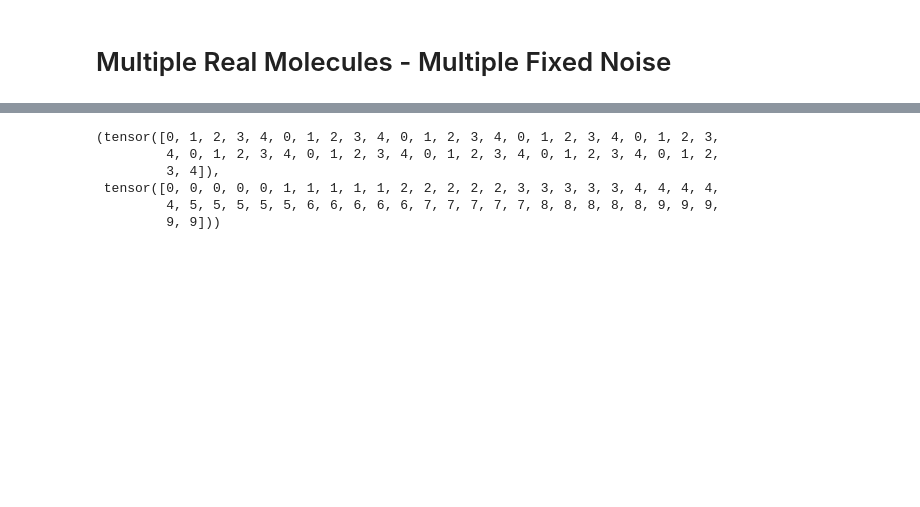
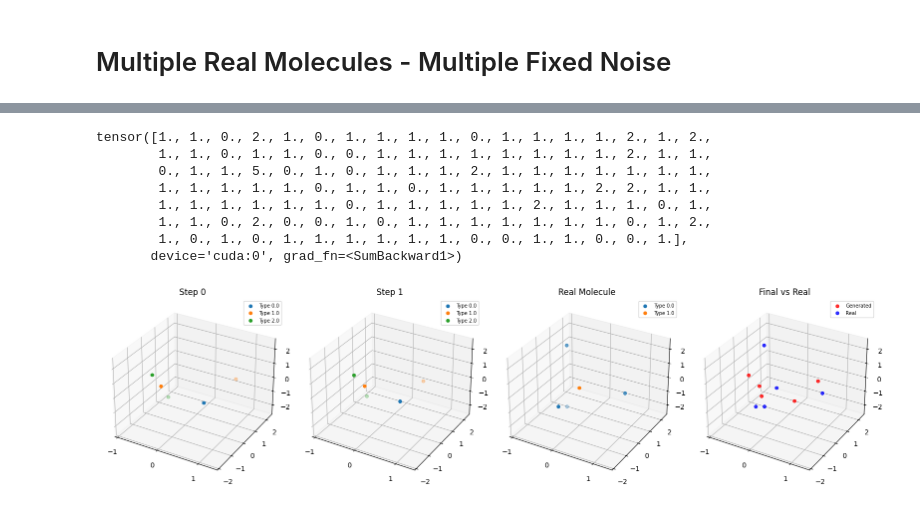
Before and after one commit to edovergna/equi-drifting, a Jupyter notebook: notebooks/gnn_experiment.ipynb, the cells around one changed output, grey strips where cells are left out. Saved outputs shown, nothing was run; the diff lists cells and outputs as text; code cells hidden in the pictures; blank space fills up the shorter version.

```diff
--- a/notebooks/gnn_experiment.ipynb
+++ b/notebooks/gnn_experiment.ipynb
@@ -1641,14 +1643,65 @@ KeyboardInterrupt:
 # %%
-N_REAL_MOLS = 5
-N_GEN_MOLS = 10
+REAL_MOL_IDX = 0
 
-real_idx = torch.arange(N_REAL_MOLS)
-gen_idx = torch.arange(N_GEN_MOLS)
-real_idx.repeat((N_GEN_MOLS,)), gen_idx.repeat_interleave(N_REAL_MOLS)
+real_pos_unrepeated_flattened = real_pos_unrepeated.view(N_REAL_MOLS, -1)
+ref_real_pos_flattened = real_pos_unrepeated_flattened[REAL_MOL_IDX]
+ref_real_pos = ref_real_pos_flattened.view(-1, 3)
+
+real_types_unrepeated_flattened = real_types_unrepeated.view(N_REAL_MOLS, -1)
+ref_real_types_flattened = real_types_unrepeated_flattened[REAL_MOL_IDX]
+ref_real_types = ref_real_types_flattened.view(-1, NUM_ATOM_TYPES)
+
+gen_pos, gen_types, pos_list = model(
+    pos_noise, type_noise, dense_edge_index, return_change_in_pos=True
+)
+gen_pos = center_positions_per_mol(gen_pos, batch_vec)
+
+gen_pos = kabsch_align_pyg(
+    gen_pos,
+    ref_real_pos.repeat(N_GEN_MOLS, 1),
+    batch_vec,
+    N_GEN_MOLS,
+)
+
+print(gen_types.round().pow(2).sum(dim=1))
+
+gen_pos_flattened = gen_pos.view(N_GEN_MOLS, -1)
+sorted_pos, closest_indices = get_sorted_mols(
+    gen_pos_flattened, ref_real_pos_flattened.unsqueeze(0)
+)
+
+SELECTED_IDX = 0
+
+selected_pos_list = []
+for gen_pos_step in pos_list:
+    gen_pos_step = gen_pos_step.view(N_GEN_MOLS, -1)
+    ge_pos_step = gen_pos_step[SELECTED_IDX]
+    gen_pos_step = ge_pos_step.view(-1, 3)
+    gen_pos_step = gen_pos_step - gen_pos_step.mean(dim=0)
+    gen_pos_step = kabsch_align(gen_pos_step, ref_real_pos)
+    selected_pos_list.append(gen_pos_step)
+
+viz_types = gen_types.reshape(N_GEN_MOLS, -1)
+viz_types = viz_types[closest_indices[SELECTED_IDX]]
+
+viz_types = viz_types.view(-1, NUM_ATOM_TYPES).argmax(dim=1).float()
+ref_real_types_argmax = ref_real_types.view(-1, NUM_ATOM_TYPES).argmax(dim=1).float()
+
+# pos_list is e.g. the trajectory saved during your diffusion reverse process
+visualize_progression_with_real(
+    pos_list=selected_pos_list,
+    gen_types=viz_types,
+    real_pos=ref_real_pos,
+    real_types=ref_real_types_argmax,
+    max_steps=len(selected_pos_list)
+)
 # %% [output]
-(tensor([0, 1, 2, 3, 4, 0, 1, 2, 3, 4, 0, 1, 2, 3, 4, 0, 1, 2, 3, 4, 0, 1, 2, 3,
-         4, 0, 1, 2, 3, 4, 0, 1, 2, 3, 4, 0, 1, 2, 3, 4, 0, 1, 2, 3, 4, 0, 1, 2,
-         3, 4]),
- tensor([0, 0, 0, 0, 0, 1, 1, 1, 1, 1, 2, 2, 2, 2, 2, 3, 3, 3, 3, 3, 4, 4, 4, 4,
-         4, 5, 5, 5, 5, 5, 6, 6, 6, 6, 6, 7, 7, 7, 7, 7, 8, 8, 8, 8, 8, 9, 9, 9,
-         9, 9]))
+tensor([1., 1., 0., 2., 1., 0., 1., 1., 1., 1., 0., 1., 1., 1., 1., 2., 1., 2.,
+        1., 1., 0., 1., 1., 0., 0., 1., 1., 1., 1., 1., 1., 1., 1., 2., 1., 1.,
+        0., 1., 1., 5., 0., 1., 0., 1., 1., 1., 2., 1., 1., 1., 1., 1., 1., 1.,
+        1., 1., 1., 1., 1., 0., 1., 1., 0., 1., 1., 1., 1., 1., 2., 2., 1., 1.,
+        1., 1., 1., 1., 1., 1., 0., 1., 1., 1., 1., 1., 2., 1., 1., 1., 0., 1.,
+        1., 1., 0., 2., 0., 0., 1., 0., 1., 1., 1., 1., 1., 1., 1., 0., 1., 2.,
+        1., 0., 1., 0., 1., 1., 1., 1., 1., 1., 0., 0., 1., 1., 0., 0., 1.],
+       device='cuda:0', grad_fn=<SumBackward1>)
+[figure, added]
```
Also changed, not shown: parts of 2 cells of this notebook.
